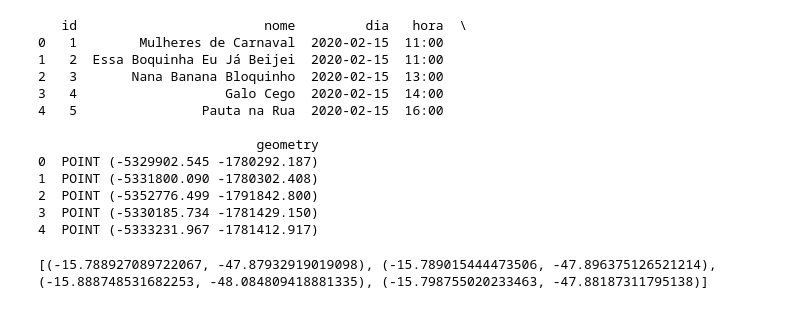
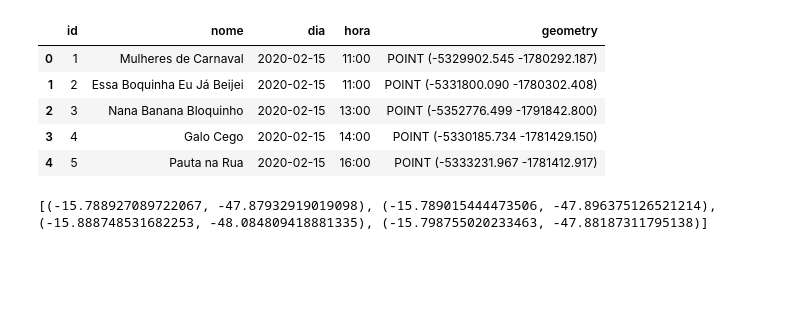
Before and after one commit to geotechunb/blocos_carnaval, a Jupyter notebook: blocos.ipynb, the cells around one changed output. Saved outputs shown, nothing was run; the diff lists cells and outputs as text; code cells hidden in the pictures; blank space fills up the shorter version.

```diff
--- a/blocos.ipynb
+++ b/blocos.ipynb
@@ -9,19 +6,13 @@ import plotly.express as px
 # %%
+#Ler Shapefile em um GeoDataframe
 blocos = gpd.read_file('data/blocos_2020.shp')
 
-print(blocos.head())
+blocos.head()
 # %% [output]
-   id                        nome         dia   hora  \
-0   1        Mulheres de Carnaval  2020-02-15  11:00
-1   2  Essa Boquinha Eu Já Beijei  2020-02-15  11:00
-2   3       Nana Banana Bloquinho  2020-02-15  13:00
-3   4                   Galo Cego  2020-02-15  14:00
-4   5                Pauta na Rua  2020-02-15  16:00
-
-                            geometry
-0  POINT (-5329902.545 -1780292.187)
-1  POINT (-5331800.090 -1780302.408)
-2  POINT (-5352776.499 -1791842.800)
-3  POINT (-5330185.734 -1781429.150)
-4  POINT (-5333231.967 -1781412.917)
+|  | id | nome | dia | hora | geometry |
+| 0 | 1 | Mulheres de Carnaval | 2020-02-15 | 11:00 | POINT (-5329902.545 -1780292.187) |
+| 1 | 2 | Essa Boquinha Eu Já Beijei | 2020-02-15 | 11:00 | POINT (-5331800.090 -1780302.408) |
+| 2 | 3 | Nana Banana Bloquinho | 2020-02-15 | 13:00 | POINT (-5352776.499 -1791842.800) |
+| 3 | 4 | Galo Cego | 2020-02-15 | 14:00 | POINT (-5330185.734 -1781429.150) |
+| 4 | 5 | Pauta na Rua | 2020-02-15 | 16:00 | POINT (-5333231.967 -1781412.917) |
 # %%
```
Also changed, not shown: parts of 5 cells of this notebook.
